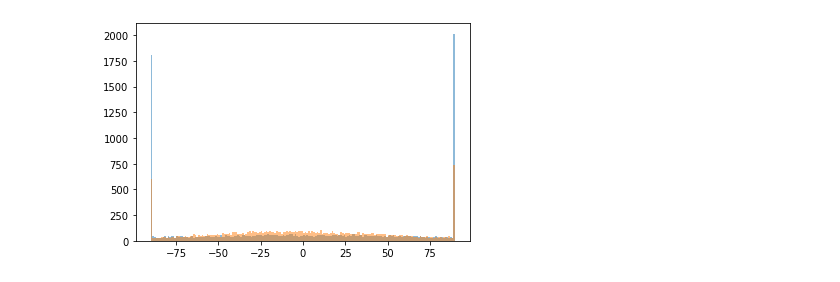
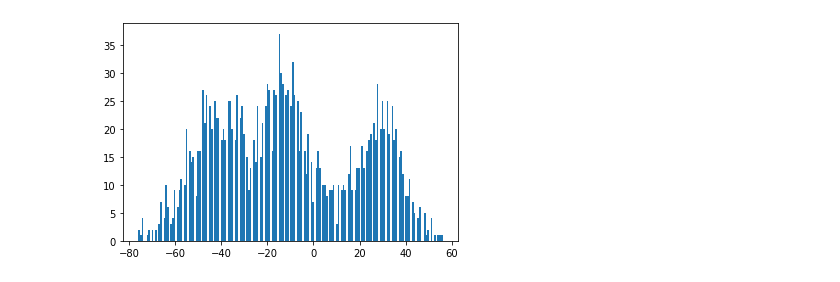
Before and after one commit to julseil/windy-bridge-env, a Jupyter notebook: windy-bridge/logs/plot_results.ipynb, the cells around one changed output. Cells and saved outputs as stored; diff of their text form; code cells hidden in the pictures.

```diff
--- a/windy-bridge/logs/plot_results.ipynb
+++ b/windy-bridge/logs/plot_results.ipynb
@@ -7,7 +7,7 @@ import scipy as sp
 import json
 import itertools
 # %%
-flex_dir = "dynamic/"
-minimal_dir = "min/20211221/8/"
-maximal_dir = "max/"
+flex_dir = "2022/21_10244k_no_goal_lesser_punishment/dynamic/"
+minimal_dir = "2022/21_10244k_no_goal_lesser_punishment/min/"
+maximal_dir = "2022/21_10244k_no_goal_lesser_punishment/max/"
 # %%
@@ -216,8 +217,14 @@ def combine_distri_trajectory(trajectory, distribution):
     plt.savefig("distribution_trajectory_combination.png",facecolor='white', dpi=300, transparent=False)
     plt.show()
 # %%
-def plot_histogram(_type, rollout):
-    path = "{}histograms/{}_{}.txt".format(minimal_dir, rollout, _type)
+def plot_histogram(_type, rollout, dir_type):
+    if dir_type == "min":
+        dir_format = minimal_dir
+    elif dir_type == "max":
+        dir_format = maximal_dir
+    elif dir_type == "dynamic":
+        dir_format = flex_dir
+    path = "{}histograms/{}_{}.txt".format(dir_format, rollout, _type)
     with open(path, "r") as f:
         data = f.read().split(",")
     # removing parentheses
@@ -240,10 +247,16 @@ def plot_histogram(_type, rollout):
     plt.savefig("histogram_{}_{}.png".format(_type, rollout), dpi=300)
 
 
-def overlap_histogram(_type, rollouts):
+def overlap_histogram(_type, rollouts, dir_type):
+    if dir_type == "min":
+        dir_format = minimal_dir
+    elif dir_type == "max":
+        dir_format = maximal_dir
+    elif dir_type == "dynamic":
+        dir_format = flex_dir
     res = []
     for rollout in rollouts:
-        path = "{}histograms/{}_{}.txt".format(minimal_dir, rollout, _type)
+        path = "{}/histograms/{}_{}.txt".format(dir_type, rollout, _type)
         with open(path, "r") as f:
             data = f.read().split(",")
             data[0] = data[0][1:]
@@ -267,10 +280,16 @@ def overlap_histogram(_type, rollouts):
         plt.hist(hist, bins=n_bins, alpha=0.5)
     plt.savefig("histogram_{}_{}_overlap.png".format(_type, rollout), dpi=300)
 
-def plot_boxplot(rollouts):
+def plot_boxplot(rollouts, dir_type):
+    if dir_type == "min":
+        dir_format = minimal_dir
+    elif dir_type == "max":
+        dir_format = maximal_dir
+    elif dir_type == "dynamic":
+        dir_format = flex_dir
     res = []
     for rollout in rollouts:
-        path = "{}histograms/{}_agent_y.txt".format(minimal_dir, rollout)
+        path = "{}histograms/{}_agent_y.txt".format(dir_type, rollout)
         with open(path, "r") as f:
             data = f.read().split(",")
             data[0] = data[0][1:]
@@ -283,10 +302,13 @@ def plot_boxplot(rollouts):
     plt.boxplot(res)
     plt.savefig("boxplot_agent_y_{}.png".format(rollout), dpi=300)
 # %%
-#plot_histogram("agent_angles", 120)
-overlap_histogram("agent_angles", [10,120])
-#plot_boxplot([25,50,75,100,125])
+#plot_histogram("agent_angles", 80, "dynamic")
+plot_histogram("agent_angles", 180, "dynamic")
+#plot_histogram("algo_angles", 120, "max")
+#plot_histogram("distribution", 120, "dynamic")
+#overlap_histogram("agent_angles", [10,120], "dynamic")
+#plot_boxplot([10,20,30,40,50,60,70,80,90,100,110,120])
 # %% [output]
-[figure, old version]
+[figure, new version]
 # %%
 #plot_by_metric("commitment")
```
Also changed, not shown: parts of 11 cells of this notebook, 6 other files.
